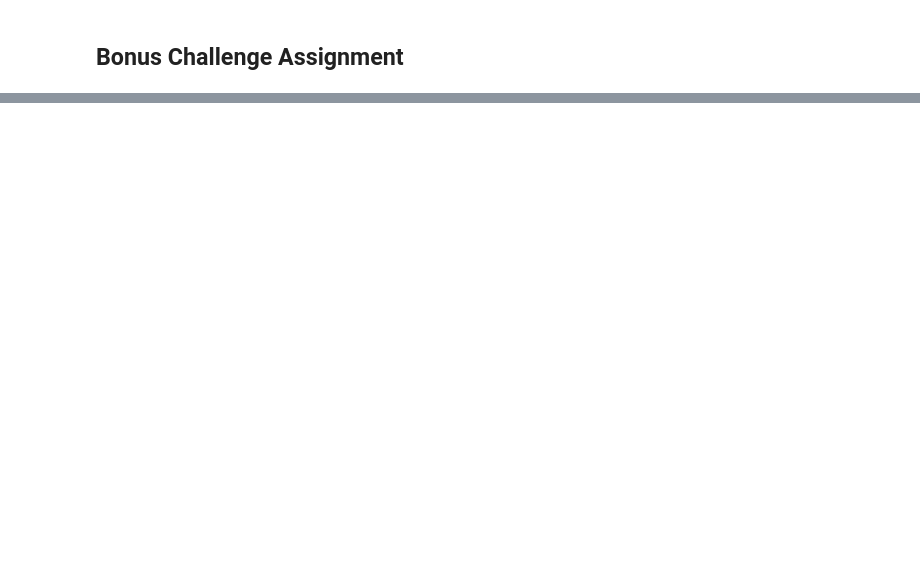
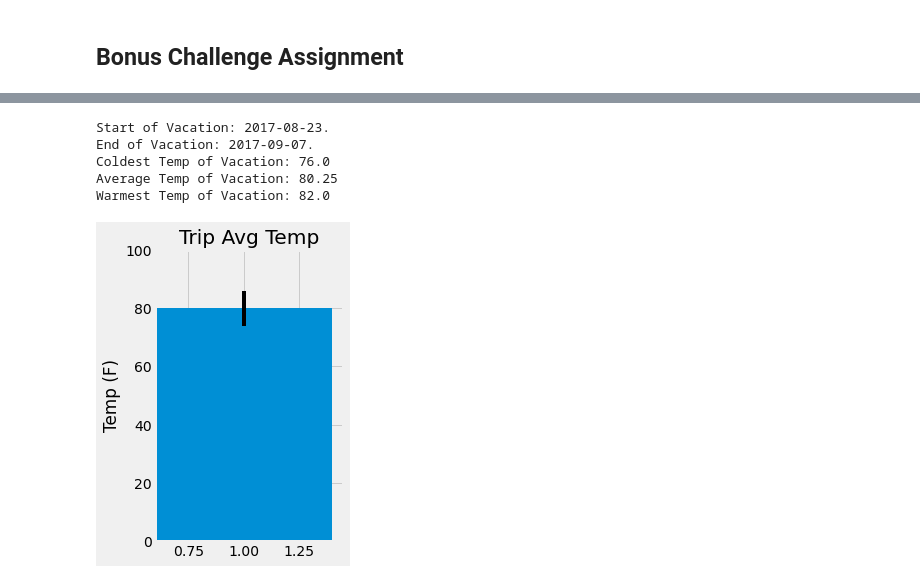
Before and after one commit to James-Ashley/sqlalchemy-challenge, a Jupyter notebook: climate_starter.ipynb, the cells around one changed output, grey strips where cells are left out. Drawn from its saved outputs; the diff is of its cells as text; code cells hidden in the pictures; blank space fills up the shorter version.

```diff
--- a/climate_starter.ipynb
+++ b/climate_starter.ipynb
@@ -119,11 +177,36 @@ print(calc_temps('2012-02-28', '2012-03-05'))
 # %%
 # Use your previous function `calc_temps` to calculate the tmin, tavg, and tmax
 # for your trip using the previous year's data for those same dates.
+start_date = '2017-08-23'
+end_date ='2017-09-07'
+
+trip = calc_temps(start_date, end_date)[0]
+print(f'Start of Vacation: {start_date}.')
+print(f'End of Vacation: {end_date}.')
+print(f'Coldest Temp of Vacation: {trip[0]}\n'
+      f'Average Temp of Vacation: {trip[1]}\n'
+      f'Warmest Temp of Vacation: {trip[2]}')
+# %% [output]
+Start of Vacation: 2017-08-23.
+End of Vacation: 2017-09-07.
+Coldest Temp of Vacation: 76.0
+Average Temp of Vacation: 80.25
+Warmest Temp of Vacation: 82.0
 # %%
 # Plot the results from your previous query as a bar chart.
 # Use "Trip Avg Temp" as your Title
 # Use the average temperature for the y value
 # Use the peak-to-peak (tmax-tmin) value as the y error bar (yerr)
+plt.figure(figsize=(3,5))
+plt.bar(x=1, height=80, yerr=(trip[2]-trip[0]))
+plt.xlim(0.6, 1.45)
+plt.ylim(0, 100)
+plt.title('Trip Avg Temp')
+plt.ylabel('Temp (F)')
+plt.savefig('Images/tripavgtemp.png')
+plt.show()
+# %% [output]
+[figure, added]
 # %%
 # Calculate the total amount of rainfall per weather station for your trip dates using the previous year's matching dates.
 # Sort this in descending order by precipitation amount and list the station, name, latitude, longitude, and elevation
```
Also changed, not shown: parts of 12 cells of this notebook, 10 other files.
